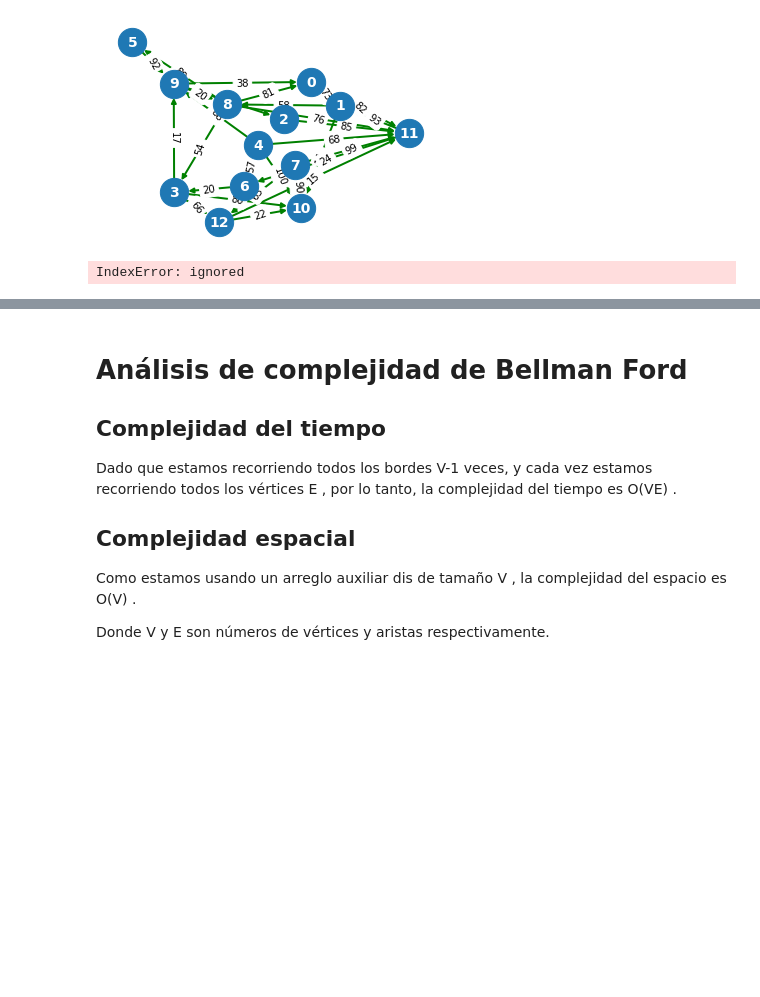
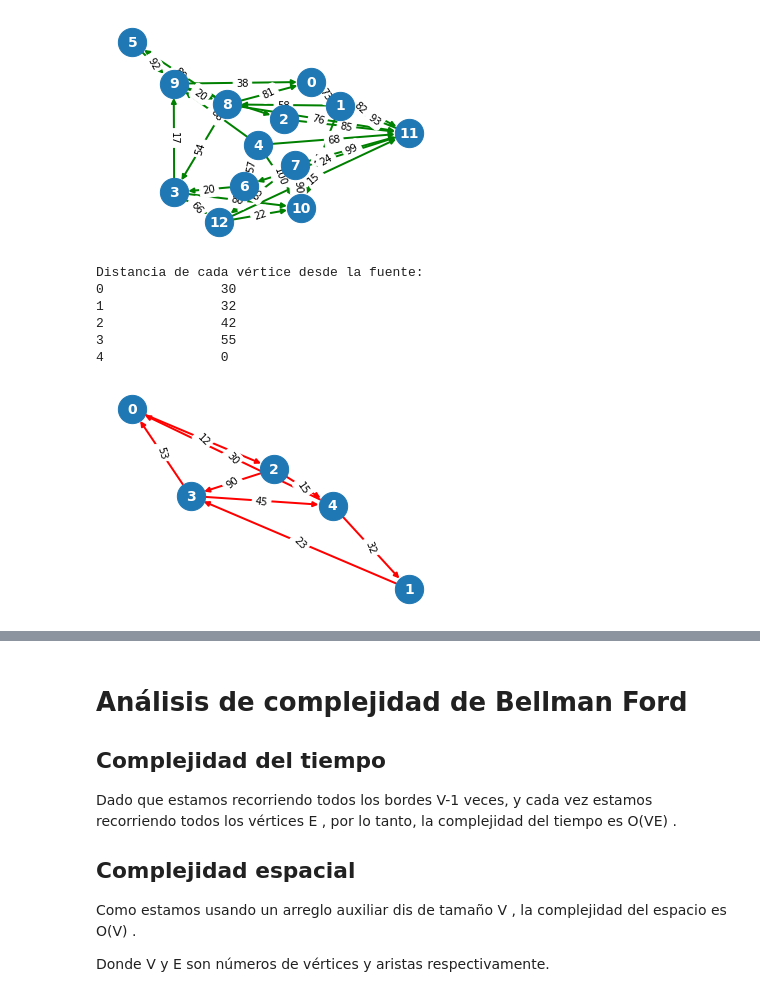
Before and after one commit to Estebanc0/ADA-Informe, a Jupyter notebook: informe_12.ipynb, the cells around one changed output, grey strips where cells are left out. Saved outputs shown, nothing was run; the diff lists cells and outputs as text; code cells hidden in the pictures; blank space fills up the shorter version.

```diff
--- a/informe_12.ipynb
+++ b/informe_12.ipynb
@@ -298,7 +380,12 @@ def dijkstra(V, src,edges):
 # %%
-n_d = random.randint(5,25)
-G_d, d = instance_generator_d(n_d)
-
-b=dijkstra(G_d,d,n_d)
+tam = random.randint(5,25)
+Graf, fuente = instance_generator_d(tam)
+b=dijkstra(Graf,fuente,tam)
 # %% [output]
-IndexError: ignored
+Distancia de cada vértice desde la fuente:
+0               30
+1               32
+2               42
+3               55
+4               0
+[figure, added]
```
Also changed, not shown: parts of 17 cells of this notebook.
